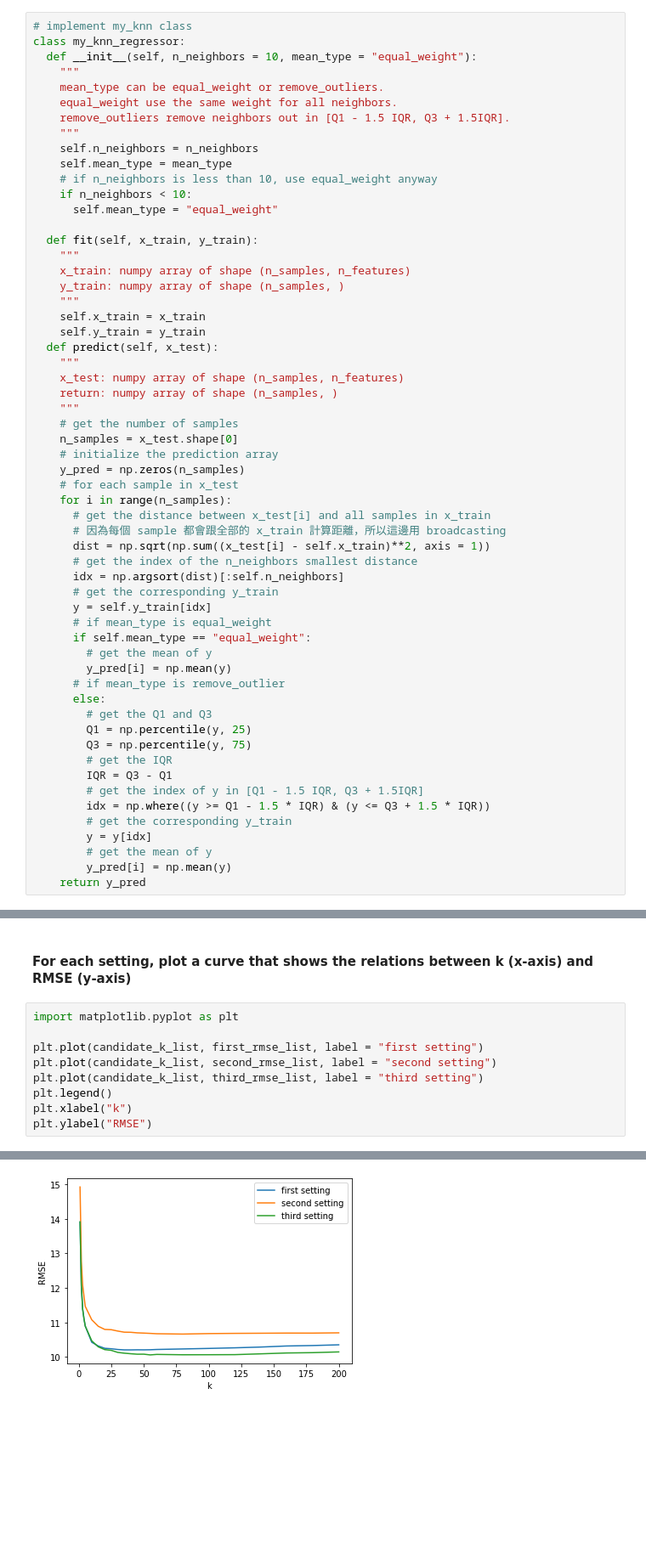
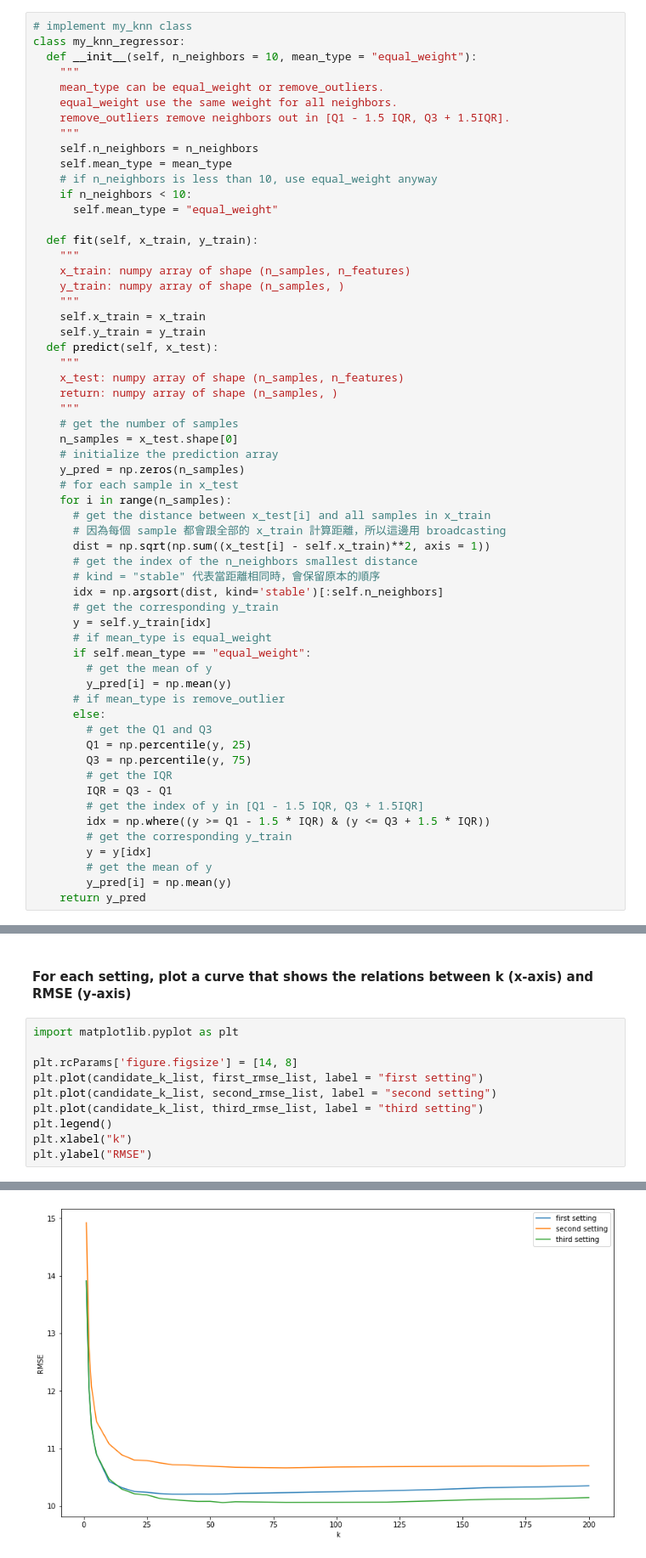
Before and after one commit to Brian-Konr/statistical-learning-IM5056, a Jupyter notebook: hw1/hw1_b08705038.ipynb, the cells around one changed output, grey strips where cells are left out. Shown: that part at 85% size. Cells and saved outputs as stored; diff of their text form; blank space fills up the shorter version.

```diff
--- a/hw1/hw1_b08705038.ipynb
+++ b/hw1/hw1_b08705038.ipynb
@@ -47,7 +47,8 @@ class my_knn_regressor:
       # 因為每個 sample 都會跟全部的 x_train 計算距離，所以這邊用 broadcasting
       dist = np.sqrt(np.sum((x_test[i] - self.x_train)**2, axis = 1))
       # get the index of the n_neighbors smallest distance
-      idx = np.argsort(dist)[:self.n_neighbors]
+      # kind = "stable" 代表當距離相同時，會保留原本的順序
+      idx = np.argsort(dist, kind='stable')[:self.n_neighbors]
       # get the corresponding y_train
       y = self.y_train[idx]
       # if mean_type is equal_weight
@@ -192,14 +193,15 @@ for k in candidate_k_list:
 # %%
 import matplotlib.pyplot as plt
 
+plt.rcParams['figure.figsize'] = [14, 8]
 plt.plot(candidate_k_list, first_rmse_list, label = "first setting")
 plt.plot(candidate_k_list, second_rmse_list, label = "second setting")
 plt.plot(candidate_k_list, third_rmse_list, label = "third setting")
 plt.legend()
 plt.xlabel("k")
 plt.ylabel("RMSE")
 # %% [output]
 Text(0, 0.5, 'RMSE')
-[figure, old version]
+[figure, new version]
 # %% [markdown]
 #### Observations
```
Also changed, not shown: parts of 18 cells of this notebook.
